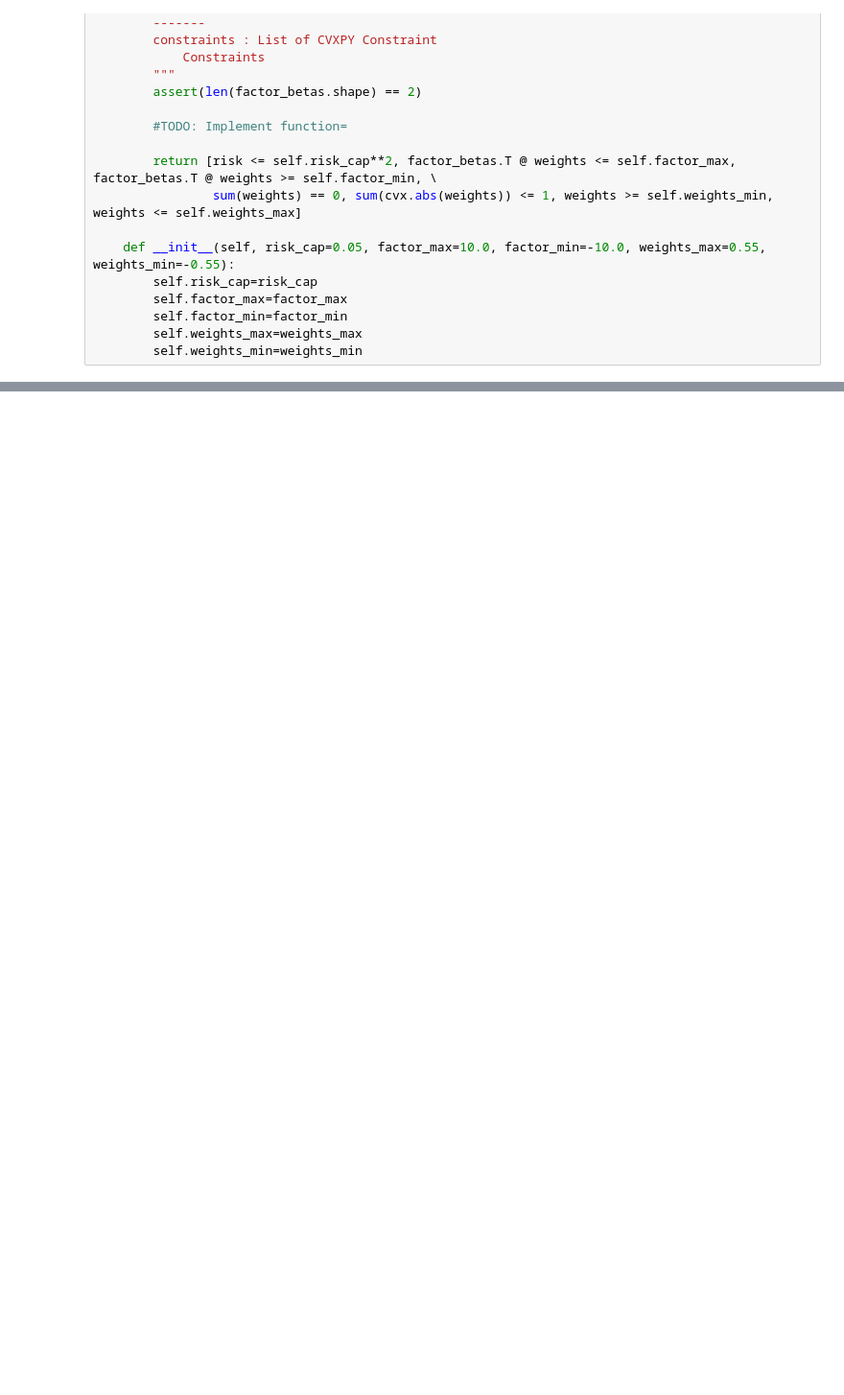
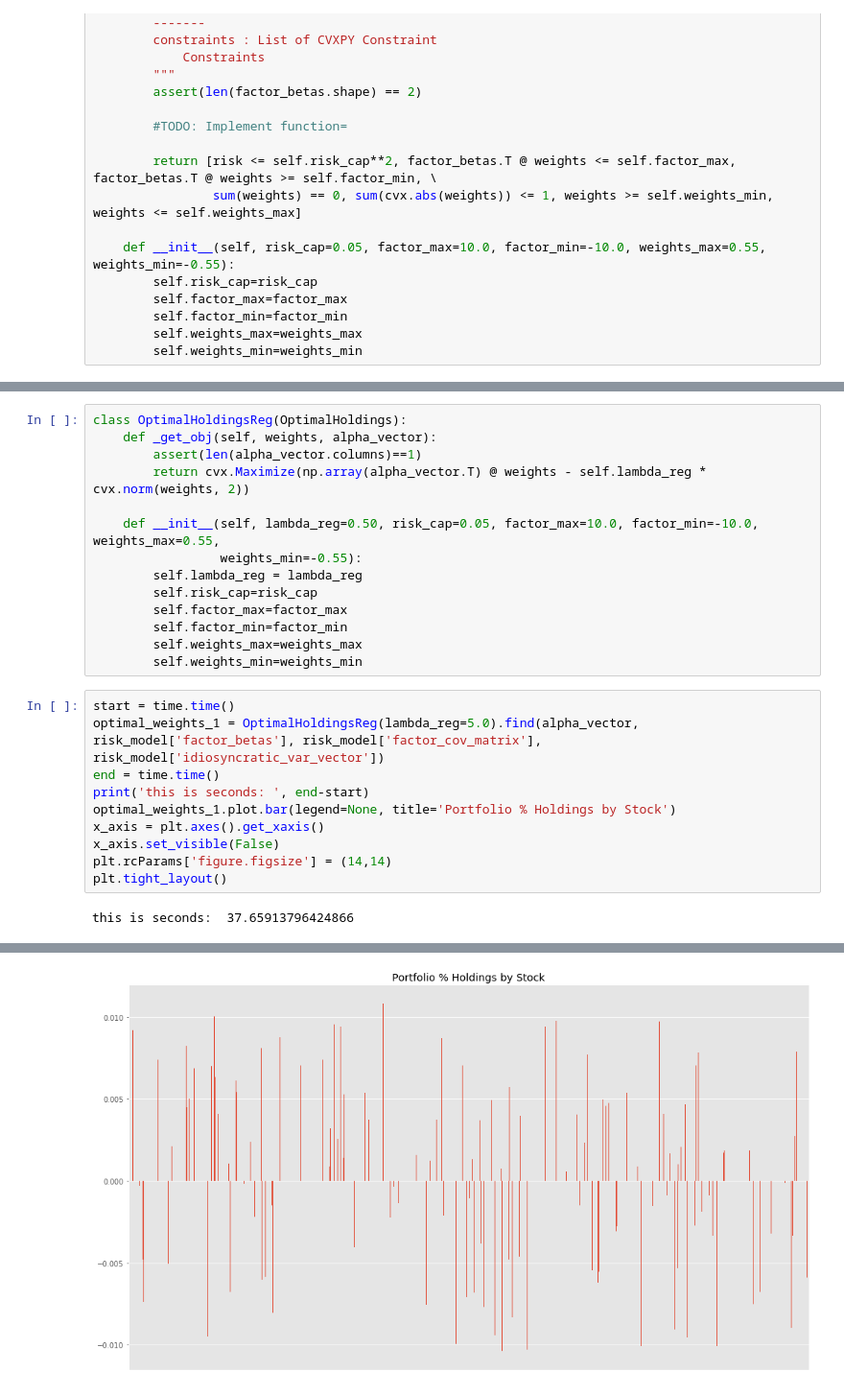
Before and after one commit to rwuebker/quant_modeling, a Jupyter notebook: alpha_factor_modeling/mulit-factor-model.ipynb, the cells around one changed output, grey strips where cells are left out. Shown: that part at 96% size. Drawn from its saved outputs; the diff is of its cells as text; blank space fills up the shorter version.

```diff
--- a/alpha_factor_modeling/mulit-factor-model.ipynb
+++ b/alpha_factor_modeling/mulit-factor-model.ipynb
@@ -645,0 +640,26 @@ x_axis.set_visible(False)
+# %%
+class OptimalHoldingsReg(OptimalHoldings):
+    def _get_obj(self, weights, alpha_vector):
+        assert(len(alpha_vector.columns)==1)
+        return cvx.Maximize(np.array(alpha_vector.T) @ weights - self.lambda_reg * cvx.norm(weights, 2))
+
+    def __init__(self, lambda_reg=0.50, risk_cap=0.05, factor_max=10.0, factor_min=-10.0, weights_max=0.55,
+                 weights_min=-0.55):
+        self.lambda_reg = lambda_reg
+        self.risk_cap=risk_cap
+        self.factor_max=factor_max
+        self.factor_min=factor_min
+        self.weights_max=weights_max
+        self.weights_min=weights_min
+# %%
+start = time.time()
+optimal_weights_1 = OptimalHoldingsReg(lambda_reg=5.0).find(alpha_vector, risk_model['factor_betas'], risk_model['factor_cov_matrix'], risk_model['idiosyncratic_var_vector'])
+end = time.time()
+print('this is seconds: ', end-start)
+optimal_weights_1.plot.bar(legend=None, title='Portfolio % Holdings by Stock')
+x_axis = plt.axes().get_xaxis()
+x_axis.set_visible(False)
+plt.rcParams['figure.figsize'] = (14,14)
+plt.tight_layout()
+# %% [output]
+this is seconds:  37.65913796424866
@@ -645,0 +668 @@ x_axis.set_visible(False)
+[figure, added]
```
Also changed, not shown: parts of 21 cells of this notebook.
